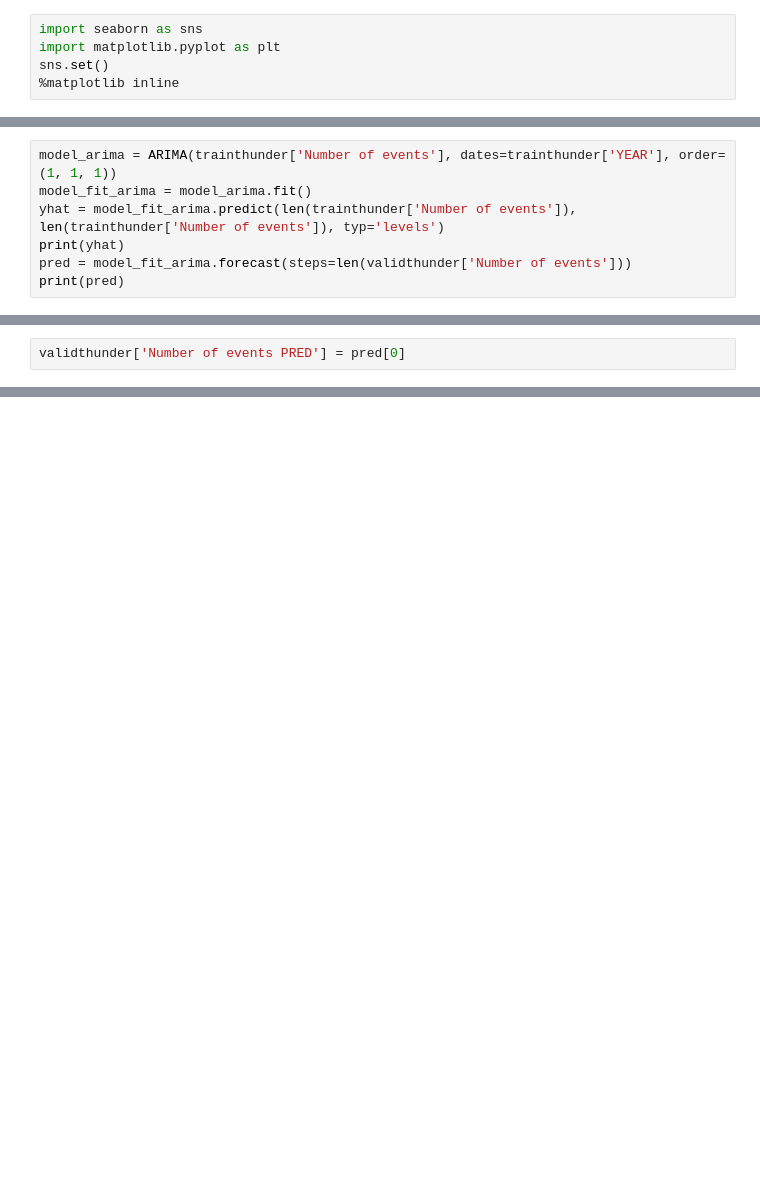
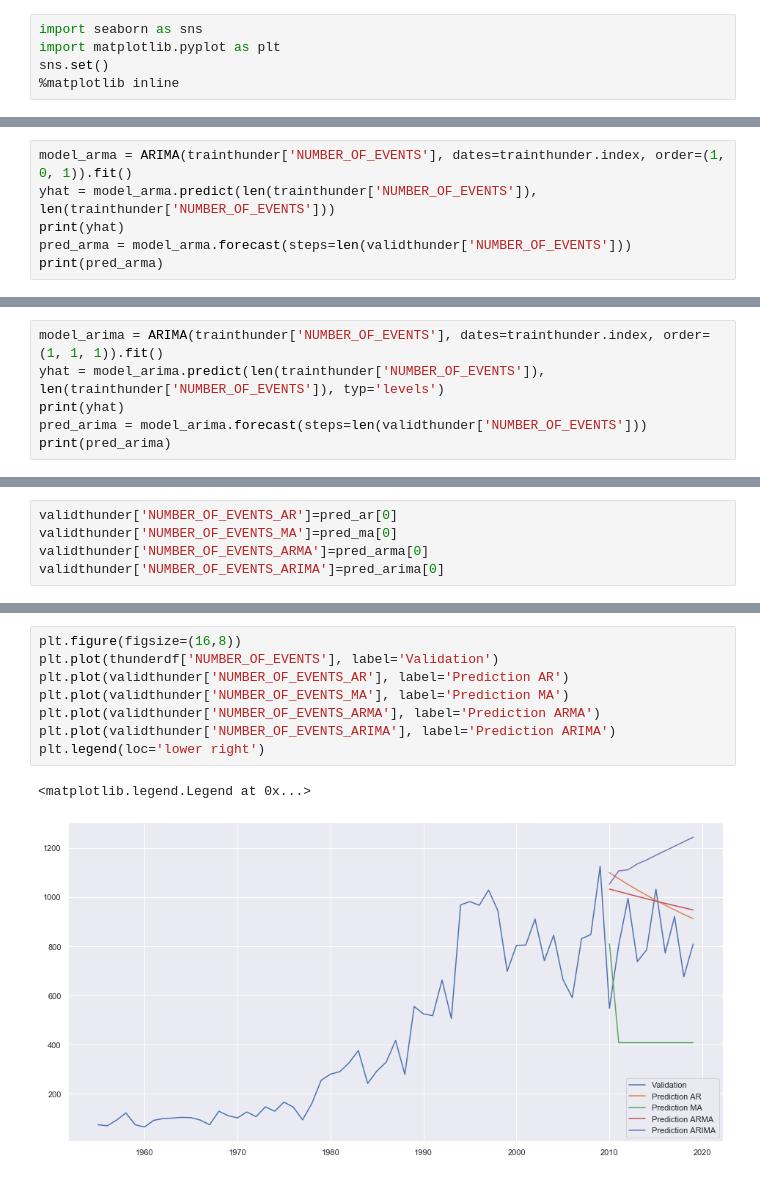
Before and after one commit to aizatrosli/MANB1123, a Jupyter notebook: FASA/events/EDA Events.ipynb, the cells around one changed output, grey strips where cells are left out. Drawn from its saved outputs; the diff is of its cells as text; blank space fills up the shorter version.

```diff
--- a/FASA/events/EDA Events.ipynb
+++ b/FASA/events/EDA Events.ipynb
@@ -112,0 +289,6 @@ yhat
+# %%
+model_arma = ARIMA(trainthunder['NUMBER_OF_EVENTS'], dates=trainthunder.index, order=(1, 0, 1)).fit()
+yhat = model_arma.predict(len(trainthunder['NUMBER_OF_EVENTS']), len(trainthunder['NUMBER_OF_EVENTS']))
+print(yhat)
+pred_arma = model_arma.forecast(steps=len(validthunder['NUMBER_OF_EVENTS']))
+print(pred_arma)
@@ -113,7 +312,6 @@ yhat
 # %%
-model_arima = ARIMA(trainthunder['Number of events'], dates=trainthunder['YEAR'], order=(1, 1, 1))
-model_fit_arima = model_arima.fit()
-yhat = model_fit_arima.predict(len(trainthunder['Number of events']), len(trainthunder['Number of events']), typ='levels')
+model_arima = ARIMA(trainthunder['NUMBER_OF_EVENTS'], dates=trainthunder.index, order=(1, 1, 1)).fit()
+yhat = model_arima.predict(len(trainthunder['NUMBER_OF_EVENTS']), len(trainthunder['NUMBER_OF_EVENTS']), typ='levels')
 print(yhat)
-pred = model_fit_arima.forecast(steps=len(validthunder['Number of events']))
-print(pred)
+pred_arima = model_arima.forecast(steps=len(validthunder['NUMBER_OF_EVENTS']))
+print(pred_arima)
@@ -120,2 +335,5 @@ print(pred)
-# %%
-validthunder['Number of events PRED'] = pred[0]
+# %%
+validthunder['NUMBER_OF_EVENTS_AR']=pred_ar[0]
+validthunder['NUMBER_OF_EVENTS_MA']=pred_ma[0]
+validthunder['NUMBER_OF_EVENTS_ARMA']=pred_arma[0]
+validthunder['NUMBER_OF_EVENTS_ARIMA']=pred_arima[0]
@@ -121,0 +361,11 @@ validthunder['Number of events PRED'] = pred[0]
+# %%
+plt.figure(figsize=(16,8))
+plt.plot(thunderdf['NUMBER_OF_EVENTS'], label='Validation')
+plt.plot(validthunder['NUMBER_OF_EVENTS_AR'], label='Prediction AR')
+plt.plot(validthunder['NUMBER_OF_EVENTS_MA'], label='Prediction MA')
+plt.plot(validthunder['NUMBER_OF_EVENTS_ARMA'], label='Prediction ARMA')
+plt.plot(validthunder['NUMBER_OF_EVENTS_ARIMA'], label='Prediction ARIMA')
+plt.legend(loc='lower right')
+# %% [output]
+<matplotlib.legend.Legend at 0x...>
+[figure, added]
```
Also changed, not shown: parts of 25 cells of this notebook, 9 other files.
